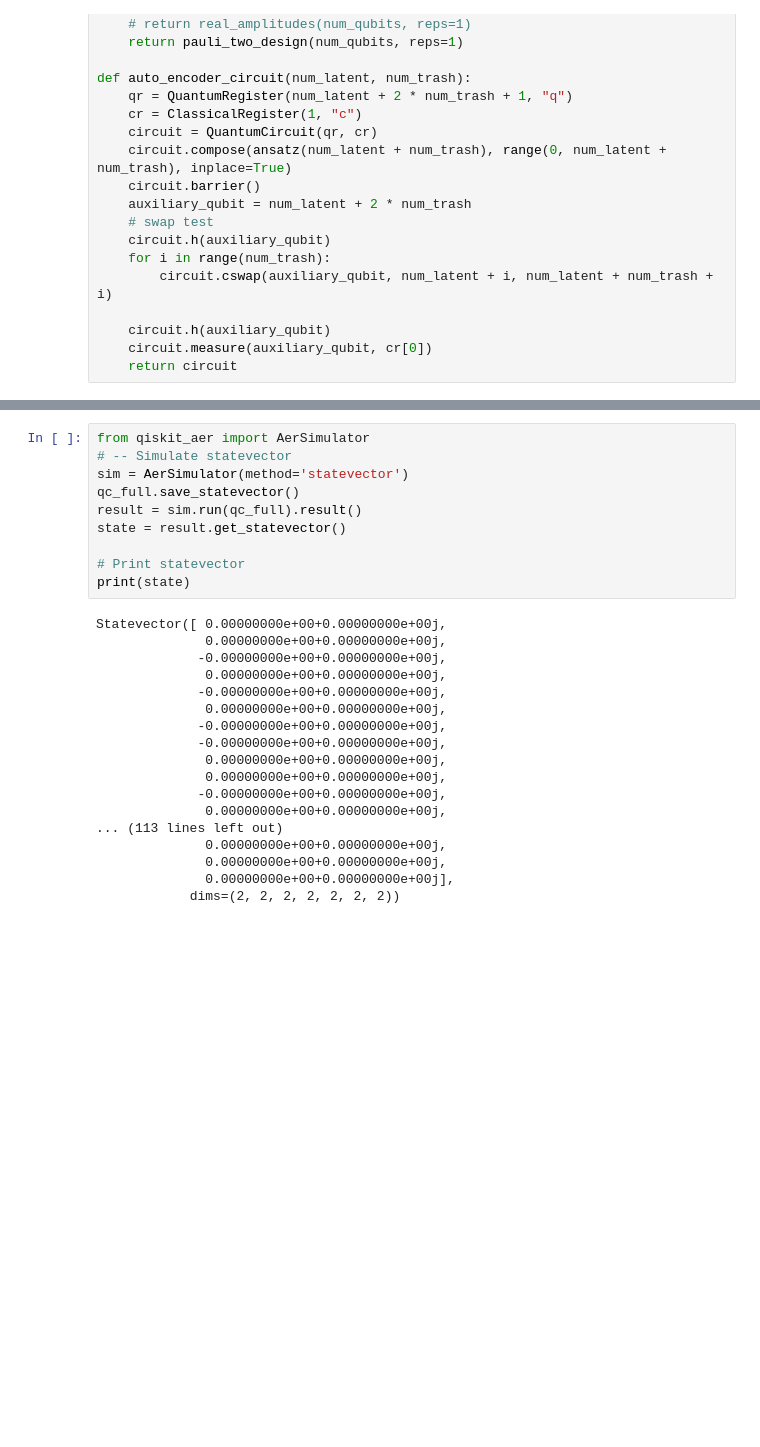
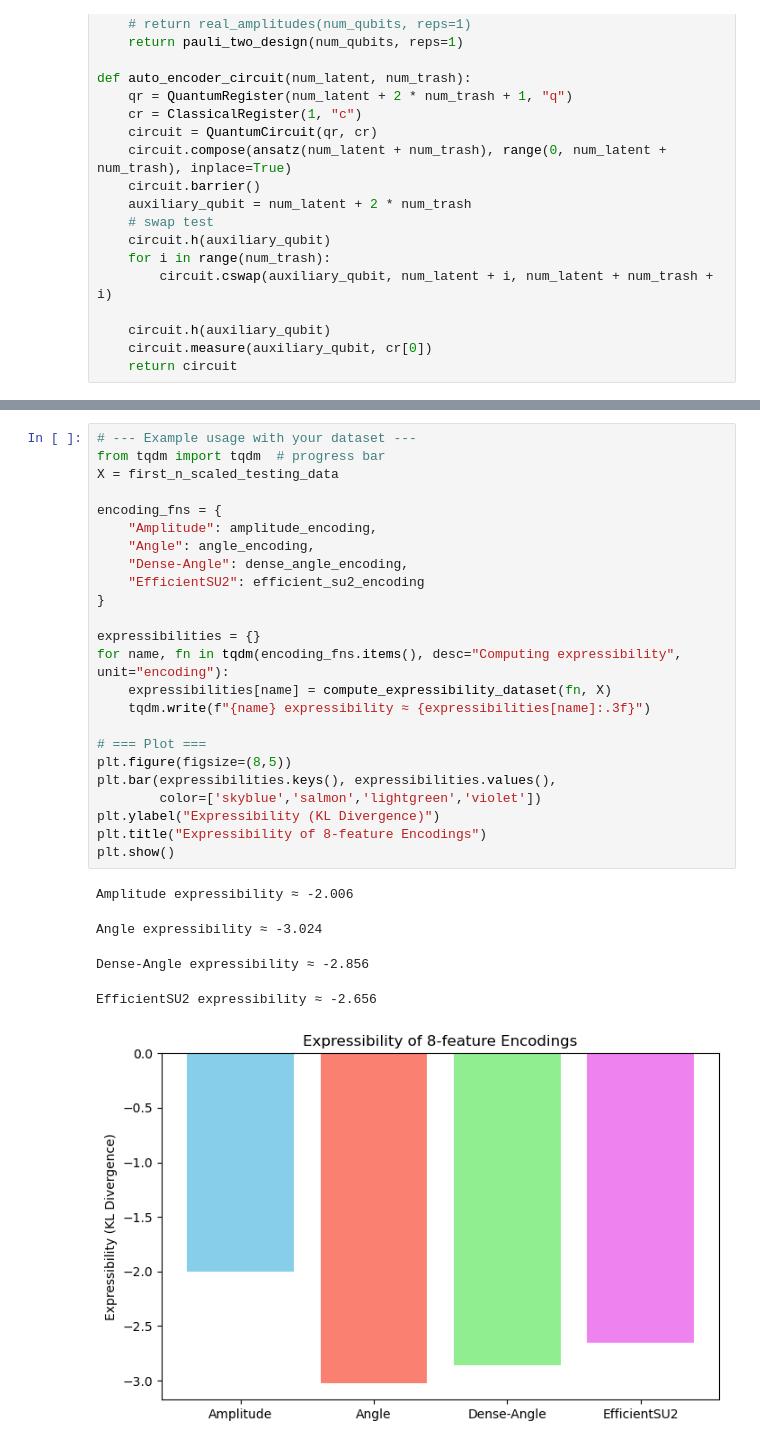
Before and after one commit to RohanSenthil/QAE_BETH_Anomaly, a Jupyter notebook: qae_theory.ipynb, the cells around one changed output, grey strips where cells are left out. Cells and saved outputs as stored; diff of their text form; blank space fills up the shorter version.

```diff
--- a/qae_theory.ipynb
+++ b/qae_theory.ipynb
@@ -148,28 +259,30 @@ qc_full.draw('mpl')
 # %%
-from qiskit_aer import AerSimulator
-# -- Simulate statevector
-sim = AerSimulator(method='statevector')
-qc_full.save_statevector()
-result = sim.run(qc_full).result()
-state = result.get_statevector()
+# --- Example usage with your dataset ---
+from tqdm import tqdm  # progress bar
+X = first_n_scaled_testing_data
 
-# Print statevector
-print(state)
+encoding_fns = {
+    "Amplitude": amplitude_encoding,
+    "Angle": angle_encoding,
+    "Dense-Angle": dense_angle_encoding,
+    "EfficientSU2": efficient_su2_encoding
+}
+
+expressibilities = {}
+for name, fn in tqdm(encoding_fns.items(), desc="Computing expressibility", unit="encoding"):
+    expressibilities[name] = compute_expressibility_dataset(fn, X)
+    tqdm.write(f"{name} expressibility ≈ {expressibilities[name]:.3f}")
+
+# === Plot ===
+plt.figure(figsize=(8,5))
+plt.bar(expressibilities.keys(), expressibilities.values(),
+        color=['skyblue','salmon','lightgreen','violet'])
+plt.ylabel("Expressibility (KL Divergence)")
+plt.title("Expressibility of 8-feature Encodings")
+plt.show()
 # %% [output]
-Statevector([ 0.00000000e+00+0.00000000e+00j,
-              0.00000000e+00+0.00000000e+00j,
-             -0.00000000e+00+0.00000000e+00j,
-              0.00000000e+00+0.00000000e+00j,
-             -0.00000000e+00+0.00000000e+00j,
-              0.00000000e+00+0.00000000e+00j,
-             -0.00000000e+00+0.00000000e+00j,
-             -0.00000000e+00+0.00000000e+00j,
-              0.00000000e+00+0.00000000e+00j,
-              0.00000000e+00+0.00000000e+00j,
-             -0.00000000e+00+0.00000000e+00j,
-              0.00000000e+00+0.00000000e+00j,
-... (113 lines left out)
-              0.00000000e+00+0.00000000e+00j,
-              0.00000000e+00+0.00000000e+00j,
-              0.00000000e+00+0.00000000e+00j],
-            dims=(2, 2, 2, 2, 2, 2, 2))
+Amplitude expressibility ≈ -2.006
+Angle expressibility ≈ -3.024
+Dense-Angle expressibility ≈ -2.856
+EfficientSU2 expressibility ≈ -2.656
+[figure, added]
```
Also changed, not shown: parts of 12 cells of this notebook, 30 other files.
